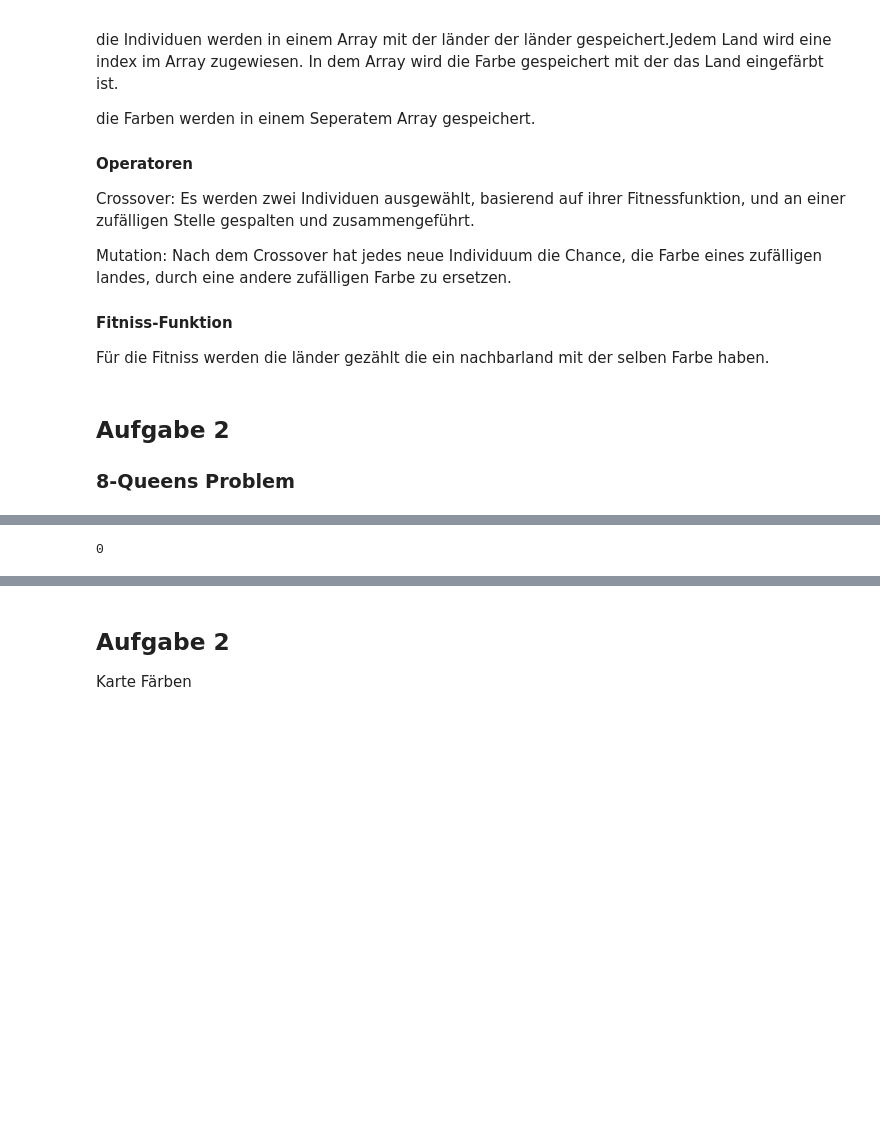
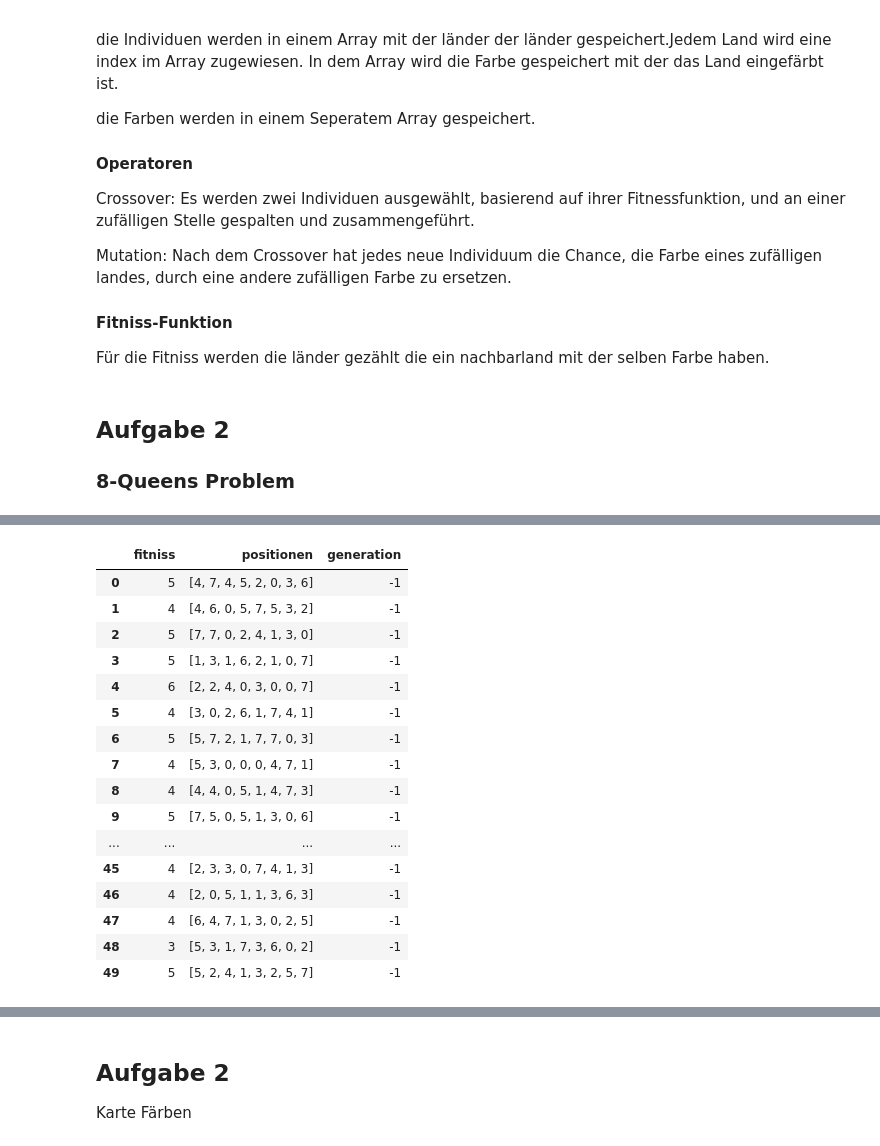
Before and after one commit to Weltenschlange/GrundlagenKI, a Jupyter notebook: Blatt2/Blatt2.ipynb, the cells around one changed output, grey strips where cells are left out. Cells and saved outputs as stored; diff of their text form; code cells hidden in the pictures; blank space fills up the shorter version.

```diff
--- a/Blatt2/Blatt2.ipynb
+++ b/Blatt2/Blatt2.ipynb
@@ -55,7 +55,7 @@ Für die Fitniss werden die länder gezählt die ein nachbarland mit der selben
 ### 8-Queens Problem
 # %%
 import random
-random.seed()
+import pandas as pd
 
 class Board:
     def __init__(self, positions):
@@ -117,10 +117,10 @@ class Board:
                 counter = counter + 1
         return counter
 
-    def mutate(self):
-        mutate_chance = random.randint(1,1000)
+    def mutate(self,mutate_chance):
+        mutate_pool = random.randint(1,1000)
 
-        if (mutate_chance <= 50):
+        if (mutate_pool <= mutate_chance):
             mutate_index = random.randint(0,7)
             self.positions[mutate_index] = random.randint(0,7)
 
@@ -144,7 +144,7 @@ def crossover(board1, board2):
     child2 = board2.positions[:point] + board1.positions[point:]
     return Board(child1), Board(child2)
 
-def select(boards, numBoardsTotal):
+def select(boards, numBoardsTotal,mutate_chance):
     new_boards: Board = []
     selection_pool = []
     for i in range(len(boards)-1):
@@ -164,42 +164,52 @@ def select(boards, numBoardsTotal):
 
         board1, board2 = crossover(boards[boardindex1], boards[boardindex2])
 
-        board1.mutate()
-        board2.mutate()
+        board1.mutate(mutate_chance)
+        board2.mutate(mutate_chance)
         new_boards.append(board1)
         new_boards.append(board2)
 
     return new_boards
 
-def Evo(boards, generations, numBoardsTotal):
+def Evo(boards, generations, numBoardsTotal,mutate_chance):
     for g in range(generations):
         boards = sorted(boards, key= lambda x: x.fitniss())
-        print(boards[1].fitniss())
 
-        new_boards: Board = select(boards, numBoardsTotal)
+        new_boards: Board = select(boards, numBoardsTotal,mutate_chance)
 
 
         boards = new_boards
 
         for b in boards:
             if b.fitniss() == 0:
-                return b
+                return b, g
 
     boards = sorted(boards, key= lambda x: x.fitniss())
-    return boards[1]
+    return boards[1], -1
+
+def RunSimulation(numBoardsTotal, generations, mutate_chance):
+    boards: Board = []
+    for _ in range(numBoardsTotal):
+        boards.append(Board([random.randint(0,7) for _ in range(8)]))
+
+    board, generation = Evo(boards, generations, numBoardsTotal,mutate_chance)
+    return pd.Series([board.fitniss(),board.positions, generation], index=["fitniss","positionen","generation"])
 
 
 
-boards: Board = []
-numBoardsTotal = 100
-for i in range(numBoardsTotal):
-    boards.append(Board([random.randint(0,7) for _ in range(8)]))
+numBoardsTotal = 10
+generations = 10
+mutate_chance = 20 # 10 = 1%
 
-generations = 20
+results = []
+for i in range(100):
 
+    results.append(RunSimulation(numBoardsTotal,generations,mutate_chance))
+    print(i)
 
-b : Board = Evo(boards, generations, numBoardsTotal)
+df = pd.DataFrame(results)
 
-b.printBoard()
-b.fitniss()
+df = df.sort_values("generation",ascending=False)
+
+df.head(50)
 # %% [output]
@@ -218 +233,17 @@ _ _ _ _ _ _ x _
-0
+|  | fitniss | positionen | generation |
+| 0 | 5 | [4, 7, 4, 5, 2, 0, 3, 6] | -1 |
+| 1 | 4 | [4, 6, 0, 5, 7, 5, 3, 2] | -1 |
+| 2 | 5 | [7, 7, 0, 2, 4, 1, 3, 0] | -1 |
+| 3 | 5 | [1, 3, 1, 6, 2, 1, 0, 7] | -1 |
+| 4 | 6 | [2, 2, 4, 0, 3, 0, 0, 7] | -1 |
+| 5 | 4 | [3, 0, 2, 6, 1, 7, 4, 1] | -1 |
+| 6 | 5 | [5, 7, 2, 1, 7, 7, 0, 3] | -1 |
+| 7 | 4 | [5, 3, 0, 0, 0, 4, 7, 1] | -1 |
+| 8 | 4 | [4, 4, 0, 5, 1, 4, 7, 3] | -1 |
+| 9 | 5 | [7, 5, 0, 5, 1, 3, 0, 6] | -1 |
+| ... | ... | ... | ... |
+| 45 | 4 | [2, 3, 3, 0, 7, 4, 1, 3] | -1 |
+| 46 | 4 | [2, 0, 5, 1, 1, 3, 6, 3] | -1 |
+| 47 | 4 | [6, 4, 7, 1, 3, 0, 2, 5] | -1 |
+| 48 | 3 | [5, 3, 1, 7, 3, 6, 0, 2] | -1 |
+| 49 | 5 | [5, 2, 4, 1, 3, 2, 5, 7] | -1 |
```
Also changed, not shown: parts of 4 cells of this notebook.
